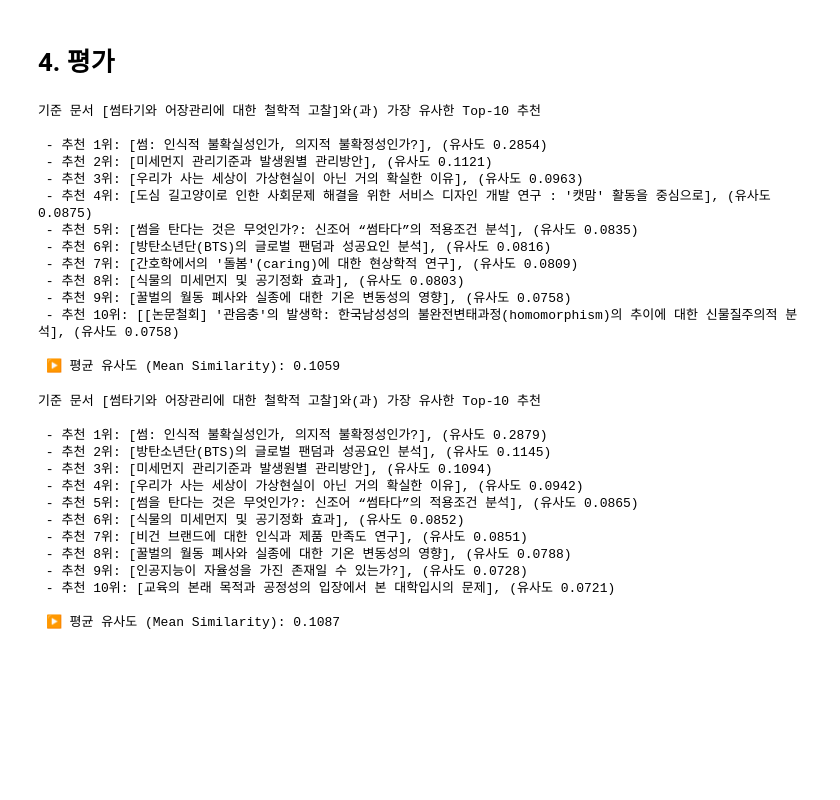
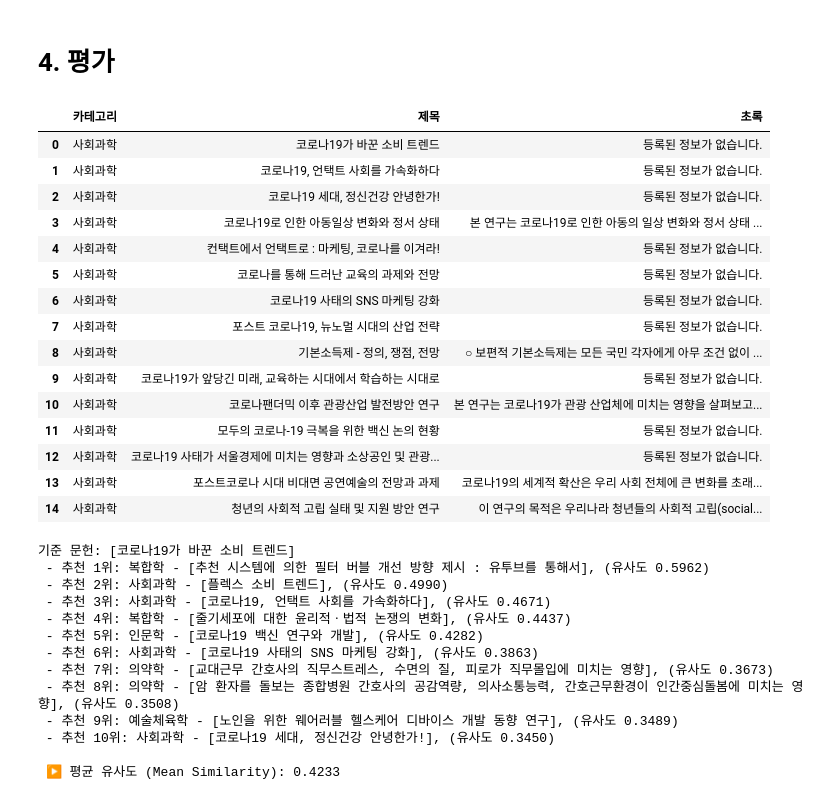
Before and after one commit to viola2002/2025_DeepLearning_for_text_data, a Jupyter notebook: personal_project/code/paper_recommender_cosine.ipynb, the cells around one changed output. Drawn from its saved outputs; the diff is of its cells as text; code cells hidden in the pictures; blank space fills up the shorter version.

```diff
--- a/personal_project/code/paper_recommender_cosine.ipynb
+++ b/personal_project/code/paper_recommender_cosine.ipynb
@@ -105,38 +117,46 @@ def recommend_papers_by_title(title, cos_sim_matrix, top_k=10):
 # %% [markdown]
 # 4. 평가
+# %%
+TOP_N = 10
+keyword = "코로나"
+category = "사회과학"
+# %%
+filtered = crawled[((crawled['제목'] + " " + crawled['초록']).str.contains(keyword, na=False))
+                   & (crawled['카테고리']==category)]
+filtered.reset_index(drop=True, inplace=True)
+filtered
+# %% [output]
+|  | 카테고리 | 제목 | 초록 |
+| 0 | 사회과학 | 코로나19가 바꾼 소비 트렌드 | 등록된 정보가 없습니다. |
+| 1 | 사회과학 | 코로나19, 언택트 사회를 가속화하다 | 등록된 정보가 없습니다. |
+| 2 | 사회과학 | 코로나19 세대, 정신건강 안녕한가! | 등록된 정보가 없습니다. |
+| 3 | 사회과학 | 코로나19로 인한 아동일상 변화와 정서 상태 | 본 연구는 코로나19로 인한 아동의 일상 변화와 정서 상태 ... |
+| 4 | 사회과학 | 컨택트에서 언택트로 : 마케팅, 코로나를 이겨라! | 등록된 정보가 없습니다. |
+| 5 | 사회과학 | 코로나를 통해 드러난 교육의 과제와 전망 | 등록된 정보가 없습니다. |
+| 6 | 사회과학 | 코로나19 사태의 SNS 마케팅 강화 | 등록된 정보가 없습니다. |
+| 7 | 사회과학 | 포스트 코로나19, 뉴노멀 시대의 산업 전략 | 등록된 정보가 없습니다. |
+| 8 | 사회과학 | 기본소득제 - 정의, 쟁점, 전망 | ○ 보편적 기본소득제는 모든 국민 각자에게 아무 조건 없이 ... |
+| 9 | 사회과학 | 코로나19가 앞당긴 미래, 교육하는 시대에서 학습하는 시대로 | 등록된 정보가 없습니다. |
+| 10 | 사회과학 | 코로나팬더믹 이후 관광산업 발전방안 연구 | 본 연구는 코로나19가 관광 산업체에 미치는 영향을 살펴보고... |
+| 11 | 사회과학 | 모두의 코로나-19 극복을 위한 백신 논의 현황 | 등록된 정보가 없습니다. |
+| 12 | 사회과학 | 코로나19 사태가 서울경제에 미치는 영향과 소상공인 및 관광... | 등록된 정보가 없습니다. |
+| 13 | 사회과학 | 포스트코로나 시대 비대면 공연예술의 전망과 과제 | 코로나19의 세계적 확산은 우리 사회 전체에 큰 변화를 초래... |
+| 14 | 사회과학 | 청년의 사회적 고립 실태 및 지원 방안 연구 | 이 연구의 목적은 우리나라 청년들의 사회적 고립(social... |
 # %%
 # komoran
-recommend_papers_by_title('썸타기와 어장관리에 대한 철학적 고찰', cos_sim_matrix_komoran, 10)
+print(f"기준 문헌: [{filtered['제목'][0]}]")
+result_komoran = recommend_papers_by_title(filtered['제목'][0], cos_sim_matrix_komoran, TOP_N)
 # %% [output]
-기준 문서 [썸타기와 어장관리에 대한 철학적 고찰]와(과) 가장 유사한 Top-10 추천
+기준 문헌: [코로나19가 바꾼 소비 트렌드]
+ - 추천 1위: 복합학 - [추천 시스템에 의한 필터 버블 개선 방향 제시 : 유투브를 통해서], (유사도 0.5962)
+ - 추천 2위: 사회과학 - [플렉스 소비 트렌드], (유사도 0.4990)
+ - 추천 3위: 사회과학 - [코로나19, 언택트 사회를 가속화하다], (유사도 0.4671)
+ - 추천 4위: 복합학 - [줄기세포에 대한 윤리적ㆍ법적 논쟁의 변화], (유사도 0.4437)
+ - 추천 5위: 인문학 - [코로나19 백신 연구와 개발], (유사도 0.4282)
+ - 추천 6위: 사회과학 - [코로나19 사태의 SNS 마케팅 강화], (유사도 0.3863)
+ - 추천 7위: 의약학 - [교대근무 간호사의 직무스트레스, 수면의 질, 피로가 직무몰입에 미치는 영향], (유사도 0.3673)
+ - 추천 8위: 의약학 - [암 환자를 돌보는 종합병원 간호사의 공감역량, 의사소통능력, 간호근무환경이 인간중심돌봄에 미치는 영향], (유사도 0.3508)
+ - 추천 9위: 예술체육학 - [노인을 위한 웨어러블 헬스케어 디바이스 개발 동향 연구], (유사도 0.3489)
+ - 추천 10위: 사회과학 - [코로나19 세대, 정신건강 안녕한가!], (유사도 0.3450)
 
- - 추천 1위: [썸: 인식적 불확실성인가, 의지적 불확정성인가?], (유사도 0.2854)
- - 추천 2위: [미세먼지 관리기준과 발생원별 관리방안], (유사도 0.1121)
- - 추천 3위: [우리가 사는 세상이 가상현실이 아닌 거의 확실한 이유], (유사도 0.0963)
- - 추천 4위: [도심 길고양이로 인한 사회문제 해결을 위한 서비스 디자인 개발 연구 : '캣맘' 활동을 중심으로], (유사도 0.0875)
- - 추천 5위: [썸을 탄다는 것은 무엇인가?: 신조어 “썸타다”의 적용조건 분석], (유사도 0.0835)
- - 추천 6위: [방탄소년단(BTS)의 글로벌 팬덤과 성공요인 분석], (유사도 0.0816)
- - 추천 7위: [간호학에서의 '돌봄'(caring)에 대한 현상학적 연구], (유사도 0.0809)
- - 추천 8위: [식물의 미세먼지 및 공기정화 효과], (유사도 0.0803)
- - 추천 9위: [꿀벌의 월동 폐사와 실종에 대한 기온 변동성의 영향], (유사도 0.0758)
- - 추천 10위: [[논문철회] '관음충'의 발생학: 한국남성성의 불완전변태과정(homomorphism)의 추이에 대한 신물질주의적 분석], (유사도 0.0758)
-
- ▶ 평균 유사도 (Mean Similarity): 0.1059
+ ▶ 평균 유사도 (Mean Similarity): 0.4233
-# %%
-# okt
-recommend_papers_by_title('썸타기와 어장관리에 대한 철학적 고찰', cos_sim_matrix_okt, 10)
-# %% [output]
-기준 문서 [썸타기와 어장관리에 대한 철학적 고찰]와(과) 가장 유사한 Top-10 추천
-
- - 추천 1위: [썸: 인식적 불확실성인가, 의지적 불확정성인가?], (유사도 0.2879)
- - 추천 2위: [방탄소년단(BTS)의 글로벌 팬덤과 성공요인 분석], (유사도 0.1145)
- - 추천 3위: [미세먼지 관리기준과 발생원별 관리방안], (유사도 0.1094)
- - 추천 4위: [우리가 사는 세상이 가상현실이 아닌 거의 확실한 이유], (유사도 0.0942)
- - 추천 5위: [썸을 탄다는 것은 무엇인가?: 신조어 “썸타다”의 적용조건 분석], (유사도 0.0865)
- - 추천 6위: [식물의 미세먼지 및 공기정화 효과], (유사도 0.0852)
- - 추천 7위: [비건 브랜드에 대한 인식과 제품 만족도 연구], (유사도 0.0851)
- - 추천 8위: [꿀벌의 월동 폐사와 실종에 대한 기온 변동성의 영향], (유사도 0.0788)
- - 추천 9위: [인공지능이 자율성을 가진 존재일 수 있는가?], (유사도 0.0728)
- - 추천 10위: [교육의 본래 목적과 공정성의 입장에서 본 대학입시의 문제], (유사도 0.0721)
-
- ▶ 평균 유사도 (Mean Similarity): 0.1087
```
Also changed, not shown: parts of 6 cells of this notebook.
